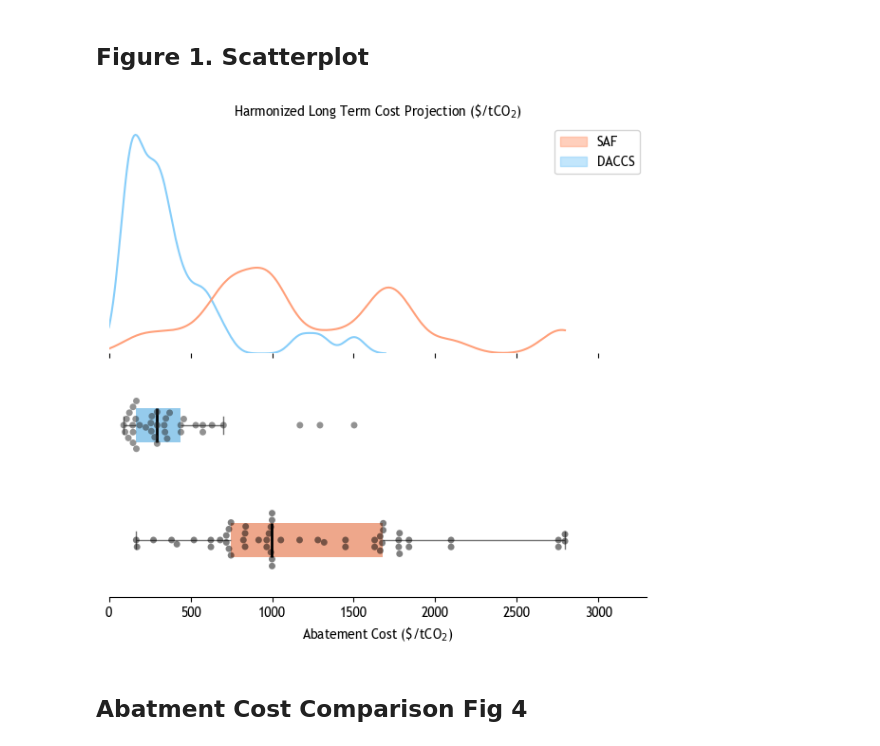
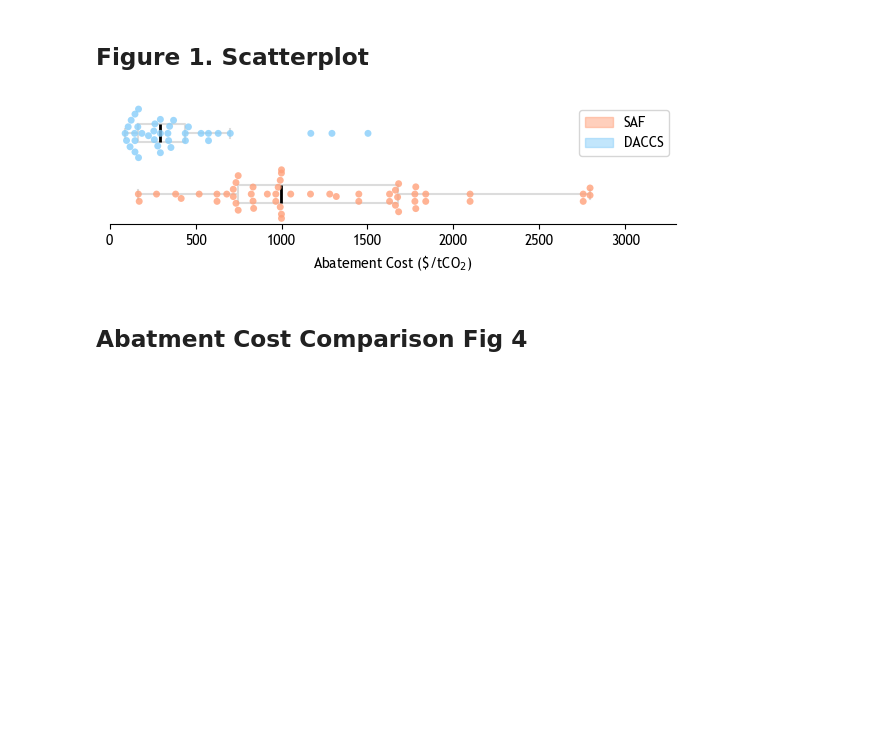
Before and after one commit to kfdsievert/DACCSvDACCU, a Jupyter notebook: code/plots.ipynb, the cells around one changed output. Saved outputs shown, nothing was run; the diff lists cells and outputs as text; code cells hidden in the pictures; blank space fills up the shorter version.

```diff
--- a/code/plots.ipynb
+++ b/code/plots.ipynb
@@ -274,3 +276,6 @@ plt.show()
+# %%
+# Rename liquid solvent to liquid solvent with thermal regeneration
+daccs_df.loc[daccs_df["DAC Technology"] == "Liquid solvent","DAC Technology"] = "Liquid solvent with thermal regeneration"
 # %%
 # Define symbol dictionaries
 dac_symbols = {
@@ -450,53 +455,52 @@ color_saf = "lightsalmon"
 combined_data = pd.concat([daccs_df_2050, synfuels_df_2050])
 max_abatement_cost = combined_data["Fully Harmonized"].max()
 
-fig, axes = plt.subplots(nrows=2, ncols=1, figsize=(6, 6), gridspec_kw={'height_ratios': [1, 1]}, sharex=True)
+fig, ax = plt.subplots(nrows=1, ncols=1, figsize=(6,2), sharex=True)
 plt.xlim(0,max_abatement_cost+500)
 
-# Density plot (top)
+""" # Density plot (top)
 sns.kdeplot(data=daccs_df_2050, x="Fully Harmonized", fill=False, color=color_daccs, alpha=1, label="DACCS", ax=axes[0], bw_adjust=0.4, clip=(0, max_abatement_cost))
 sns.kdeplot(data=synfuels_df_2050, x="Fully Harmonized", fill=False, color=color_saf, alpha=1, label="SAF", ax=axes[0], bw_adjust=0.4, clip = (0, max_abatement_cost))
 #sns.kdeplot(data=combined_data, x="Fully Harmonized", fill=True, color="black", alpha=0.5, ax=axes[0], bw_adjust=0.4, clip=(0, max_abatement_cost))
-axes[0].set_yticks([])
+#axes[0].set_yticks([])
 axes[0].set_xlabel("")
 axes[0].set_ylabel("")
 axes[0].spines["top"].set_visible(False)
 axes[0].spines["right"].set_visible(False)
 axes[0].spines["left"].set_visible(False)
 axes[0].spines["bottom"].set_visible(False)
 axes[0].legend().set_visible(False)
-axes[0].set_title("Harmonized Long Term Cost Projection (\$/tCO$_{2}$)", fontsize=10)
+axes[0].set_title("Harmonized Long Term Cost Projection (\$/tCO$_{2}$)", fontsize=10) """
 
 # Boxplot (bottom)
 sns.boxplot(data=combined_data, x="Fully Harmonized", y="Tech", hue="Tech", showfliers=False,
-            ax=axes[1], palette=[color_daccs, color_saf], orient="h", width=0.3,
-            boxprops={"edgecolor": "none"}, medianprops={"color": "black", "linewidth": 2})
+            ax=ax, palette= ["gainsboro", "gainsboro"], orient="h", width=0.3, medianprops={"color": "black", "linewidth": 2}, fill = False)
 
 # Add swarmplot
 sns.swarmplot(data=combined_data, x="Fully Harmonized", y="Tech", hue="Tech",
-              ax=axes[1], dodge=False, color="black", alpha=0.5)
+              ax=ax, dodge=False, palette = [color_daccs, color_saf], alpha=0.8)
 
-axes[1].set_title("")
+ax.set_title("")
 
 # Remove spines
-axes[1].spines["top"].set_visible(False)
-axes[1].spines["right"].set_visible(False)
-axes[1].set_xlabel("Abatement Cost (\$/tCO$_{2}$)", fontsize=10)
-axes[1].set_ylabel("")
-axes[1].set_yticks([])
-axes[1].spines["left"].set_visible(False)
+ax.spines["top"].set_visible(False)
+ax.spines["right"].set_visible(False)
+ax.set_xlabel("Abatement Cost (\$/tCO$_{2}$)", fontsize=10)
+ax.set_ylabel("")
+ax.set_yticks([])
+ax.spines["left"].set_visible(False)
 
 # Add legend
 custom_legend = [
     Patch(color=color_saf, alpha=0.5, edgecolor='black', label="SAF"),
     Patch(color=color_daccs, alpha=0.5, edgecolor='black', label="DACCS"),
 ]
-axes[0].legend(handles=custom_legend, loc='upper right')
+ax.legend(handles=custom_legend, loc='upper right')
 
 plt.tight_layout()
 plt.savefig(os.path.join(notebook_dir, f"{root}/outputs/{folder_name}/figures/abatement_cost_harmonized.png"))
 plt.show()
 # %% [output]
-[figure, old version]
+[figure, new version]
 # %% [markdown]
 ## Abatment Cost Comparison Fig 4
```
Also changed, not shown: parts of 9 cells of this notebook, 4 other files.
